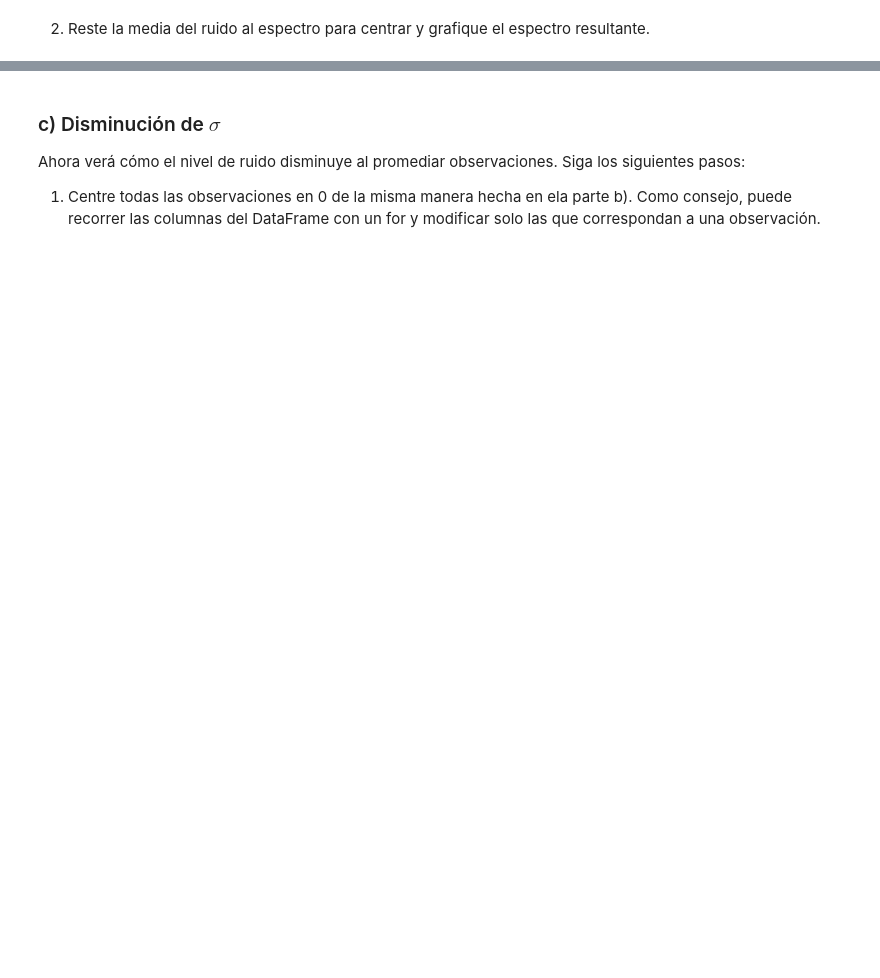
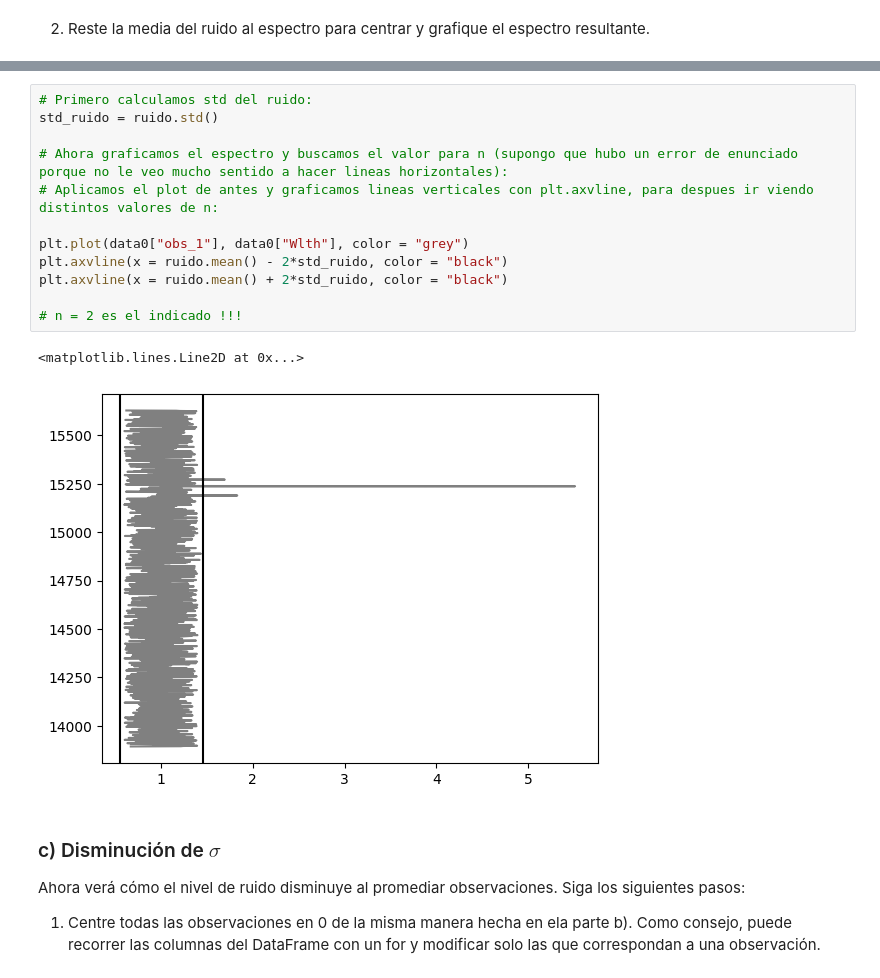
Before and after one commit to GARU0012/Tarea-2, a Jupyter notebook: Tarea2.ipynb, the cells around one changed output, grey strips where cells are left out. Drawn from its saved outputs; the diff is of its cells as text; blank space fills up the shorter version.

```diff
--- a/Tarea2.ipynb
+++ b/Tarea2.ipynb
@@ -221,3 +299,18 @@ ruido =
+# %%
+# Primero calculamos std del ruido:
+std_ruido = ruido.std()
+
+# Ahora graficamos el espectro y buscamos el valor para n (supongo que hubo un error de enunciado porque no le veo mucho sentido a hacer lineas horizontales):
+# Aplicamos el plot de antes y graficamos lineas verticales con plt.axvline, para despues ir viendo distintos valores de n:
+
+plt.plot(data0["obs_1"], data0["Wlth"], color = "grey")
+plt.axvline(x = ruido.mean() - 2*std_ruido, color = "black")
+plt.axvline(x = ruido.mean() + 2*std_ruido, color = "black")
+
+# n = 2 es el indicado !!!
+# %% [output]
+<matplotlib.lines.Line2D at 0x...>
+[figure, added]
 # %% [markdown]
 ### c) Disminución de $\sigma$
 
```
Also changed, not shown: parts of 22 cells of this notebook.
